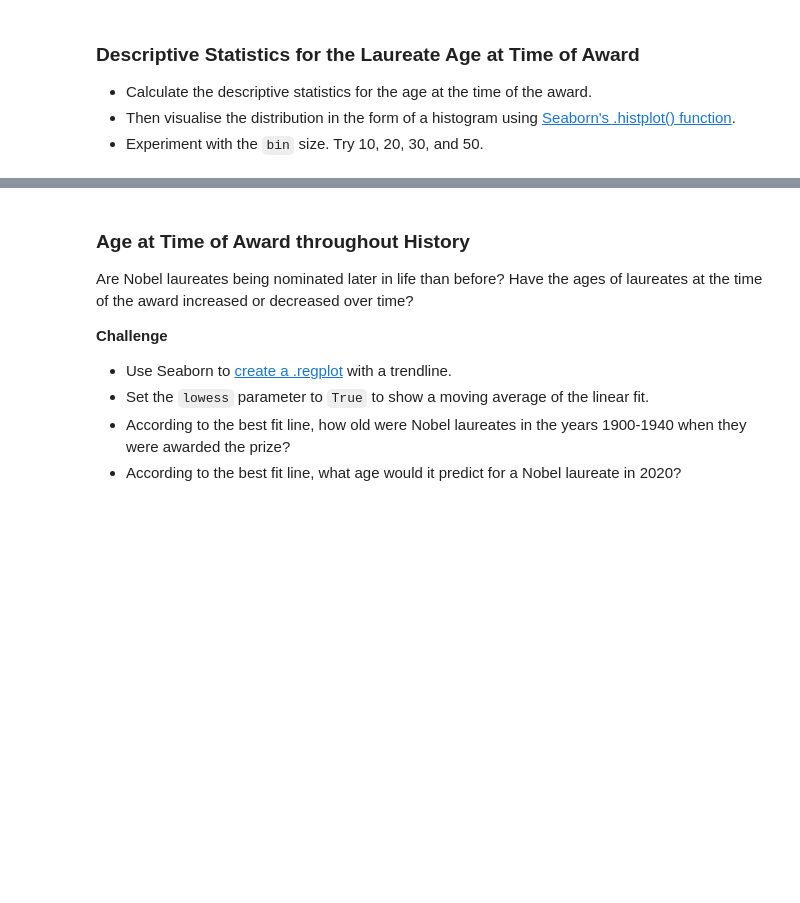
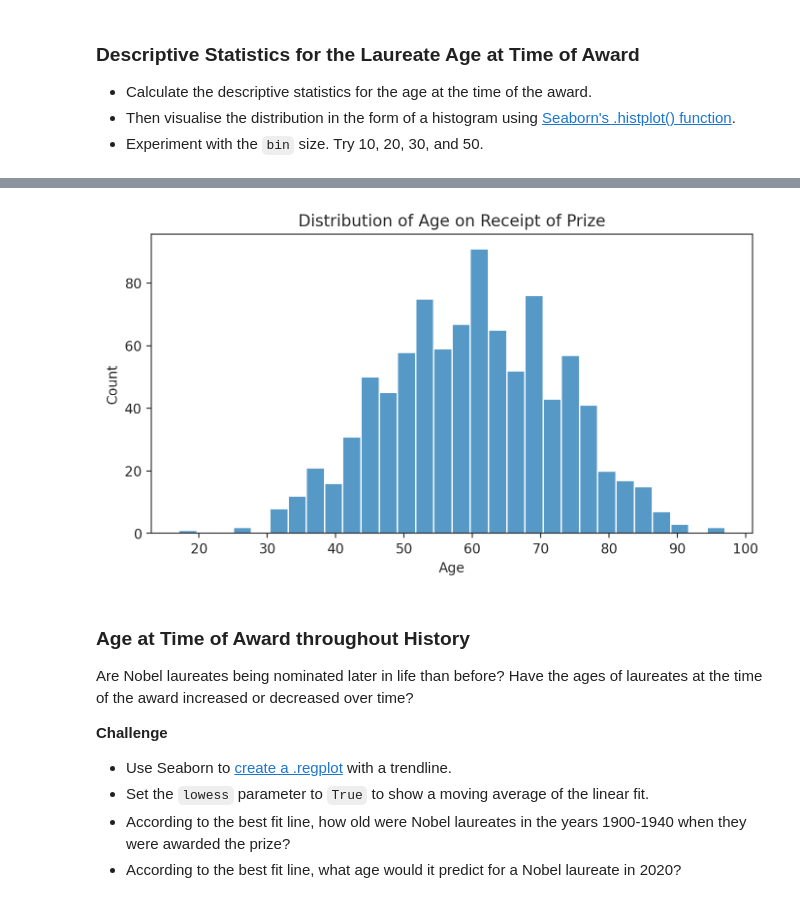
Before and after one commit to Abie221/nobel_prizes_anaytics, a Jupyter notebook: Nobel_Prize_Analysis_(start).ipynb, the cells around one changed output, grey strips where cells are left out. Drawn from its saved outputs; the diff is of its cells as text; code cells hidden in the pictures; blank space fills up the shorter version.

```diff
--- a/Nobel_Prize_Analysis_(start).ipynb
+++ b/Nobel_Prize_Analysis_(start).ipynb
@@ -775,3 +775,5 @@ burst.show()
 How Old Are the Laureates When the Win the Prize?
 
 **Challenge**: Calculate the age of the laureate in the year of the ceremony and add this as a column called `winning_age` to the `df_data` DataFrame. Hint: you can use [this](https://pandas.pydata.org/pandas-docs/stable/reference/api/pandas.Series.dt.html) to help you.
+# %%
+df_data['wining_age'] = df_data.year - df_data.birth_date.dt.year
@@ -793,3 +830,21 @@ How Old Are the Laureates When the Win the Prize?
+# %%
+plt.figure(figsize=(8, 4), dpi=200)
+
+with sns.axes_style('ticks'):
+    his = sns.histplot(df_data, x='wining_age', bins=30)
+
+plt.xlabel('Age')
+plt.title('Distribution of Age on Receipt of Prize')
+plt.show()
+
+
+
+
+
+
+plt.show()
+# %% [output]
+[figure, added]
 # %% [markdown]
 ### Age at Time of Award throughout History
 
```
Also changed, not shown: parts of 8 cells of this notebook.
